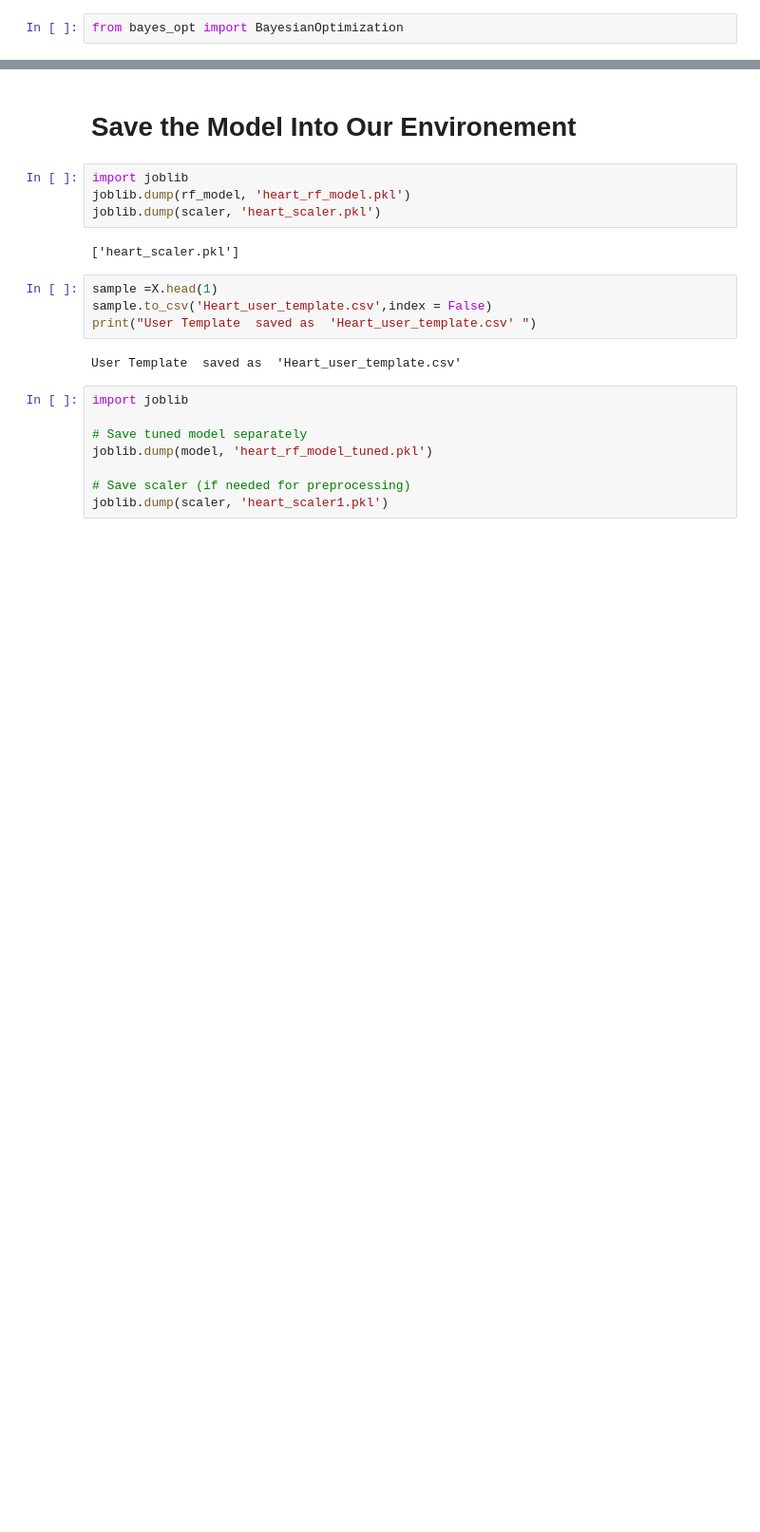
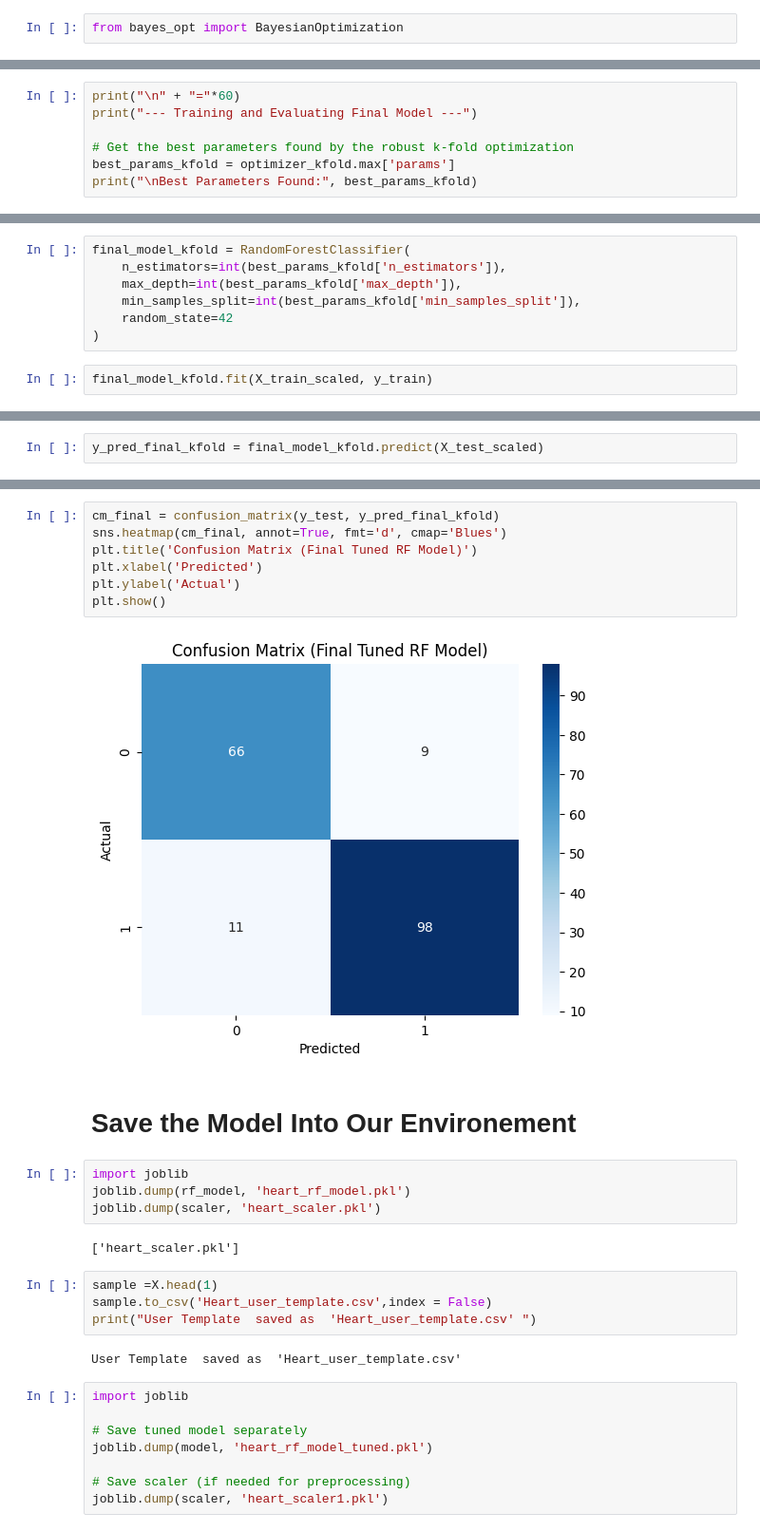
Before and after one commit to StoryWeaversGuild/Heart_Disease_Predictor, a Jupyter notebook: Heart_Disease_Predictor.ipynb, the cells around one changed output, grey strips where cells are left out. Shown: that part at 95% size. Cells and saved outputs as stored; diff of their text form; blank space fills up the shorter version.

```diff
--- a/Heart_Disease_Predictor.ipynb
+++ b/Heart_Disease_Predictor.ipynb
@@ -333,0 +504,7 @@ plt.show()
+# %%
+print("\n" + "="*60)
+print("--- Training and Evaluating Final Model ---")
+
+# Get the best parameters found by the robust k-fold optimization
+best_params_kfold = optimizer_kfold.max['params']
+print("\nBest Parameters Found:", best_params_kfold)
@@ -333,0 +516,9 @@ plt.show()
+# %%
+final_model_kfold = RandomForestClassifier(
+    n_estimators=int(best_params_kfold['n_estimators']),
+    max_depth=int(best_params_kfold['max_depth']),
+    min_samples_split=int(best_params_kfold['min_samples_split']),
+    random_state=42
+)
+# %%
+final_model_kfold.fit(X_train_scaled, y_train)
@@ -333,0 +527,2 @@ plt.show()
+# %%
+y_pred_final_kfold = final_model_kfold.predict(X_test_scaled)
@@ -334,3 +547,12 @@ plt.show()
+# %%
+cm_final = confusion_matrix(y_test, y_pred_final_kfold)
+sns.heatmap(cm_final, annot=True, fmt='d', cmap='Blues')
+plt.title('Confusion Matrix (Final Tuned RF Model)')
+plt.xlabel('Predicted')
+plt.ylabel('Actual')
+plt.show()
+# %% [output]
+[figure, added]
 # %% [markdown]
 # **Save the Model Into Our Environement**
 # %%
```
Also changed, not shown: parts of 56 cells of this notebook.
